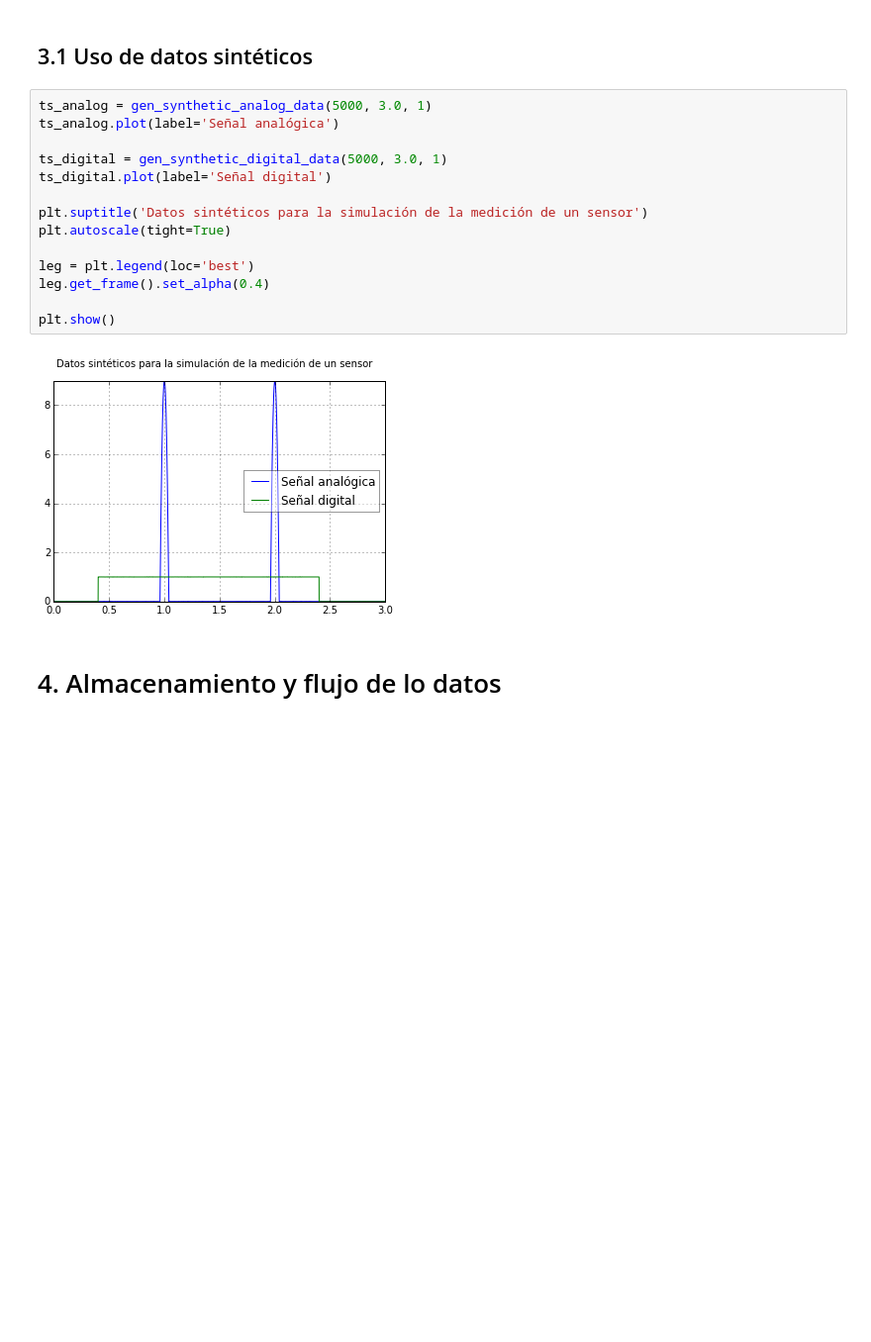
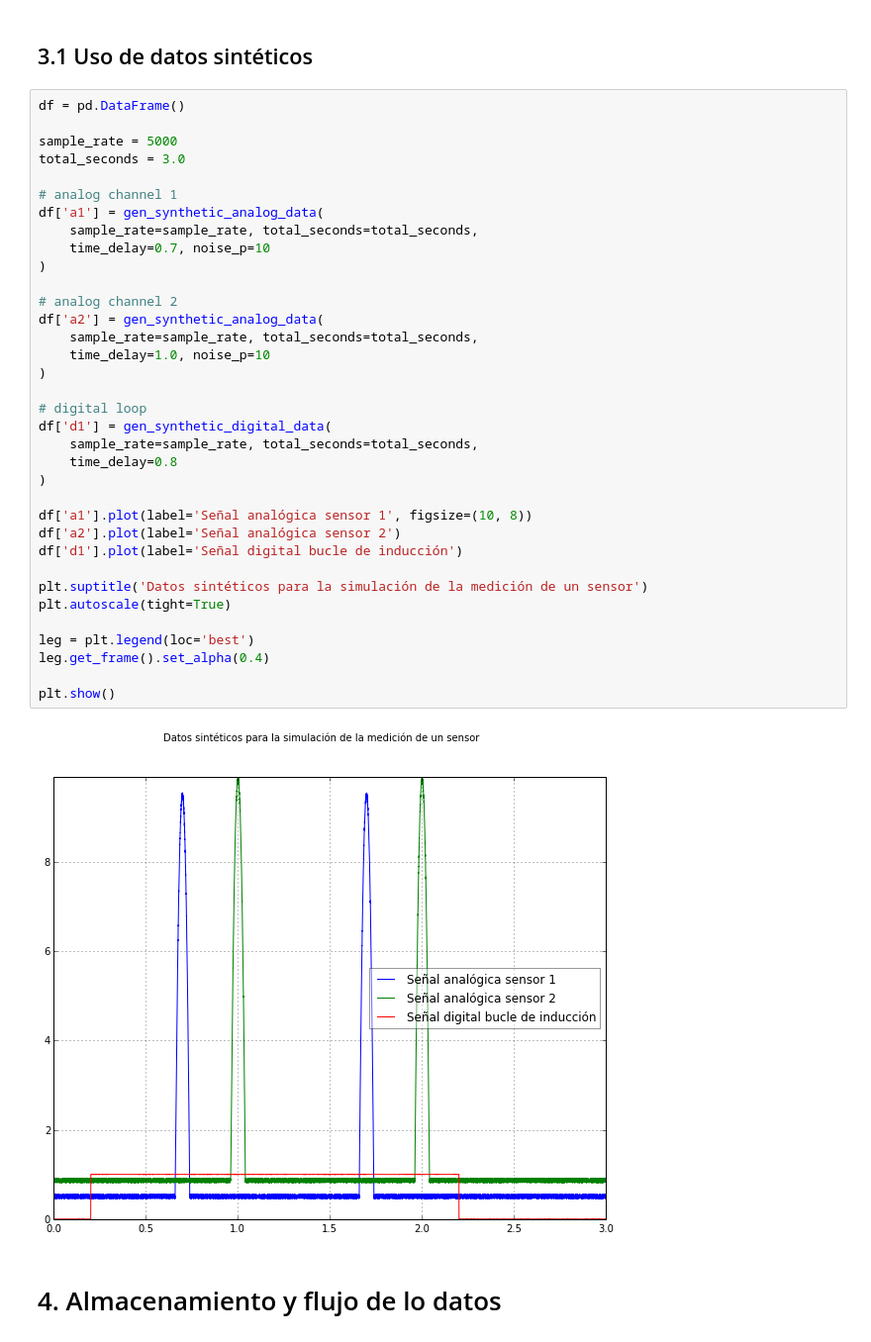
Before and after one commit to OpenWIM/pywim, a Jupyter notebook: docs/PyWIM.ipynb, the cells around one changed output. Shown: that part at 99% size. Drawn from its saved outputs; the diff is of its cells as text; blank space fills up the shorter version.

```diff
--- a/docs/PyWIM.ipynb
+++ b/docs/PyWIM.ipynb
@@ -137,21 +168,42 @@ plt.show()
 # %% [markdown]
 ## 3.1 Uso de datos sintéticos
 # %%
-ts_analog = gen_synthetic_analog_data(5000, 3.0, 1)
-ts_analog.plot(label='Señal analógica')
+df = pd.DataFrame()
 
-ts_digital = gen_synthetic_digital_data(5000, 3.0, 1)
-ts_digital.plot(label='Señal digital')
+sample_rate = 5000
+total_seconds = 3.0
+
+# analog channel 1
+df['a1'] = gen_synthetic_analog_data(
+    sample_rate=sample_rate, total_seconds=total_seconds,
+    time_delay=0.7, noise_p=10
+)
+
+# analog channel 2
+df['a2'] = gen_synthetic_analog_data(
+    sample_rate=sample_rate, total_seconds=total_seconds,
+    time_delay=1.0, noise_p=10
+)
+
+# digital loop
+df['d1'] = gen_synthetic_digital_data(
+    sample_rate=sample_rate, total_seconds=total_seconds,
+    time_delay=0.8
+)
+
+df['a1'].plot(label='Señal analógica sensor 1', figsize=(10, 8))
+df['a2'].plot(label='Señal analógica sensor 2')
+df['d1'].plot(label='Señal digital bucle de inducción')
 
 plt.suptitle('Datos sintéticos para la simulación de la medición de un sensor')
 plt.autoscale(tight=True)
 
 leg = plt.legend(loc='best')
 leg.get_frame().set_alpha(0.4)
 
 plt.show()
 # %% [output]
-[figure, old version]
+[figure, new version]
 # %% [markdown]
 # 4. Almacenamiento y flujo de lo datos
 # %% [markdown]
```
Also changed, not shown: parts of 24 cells of this notebook, 2 other files.
